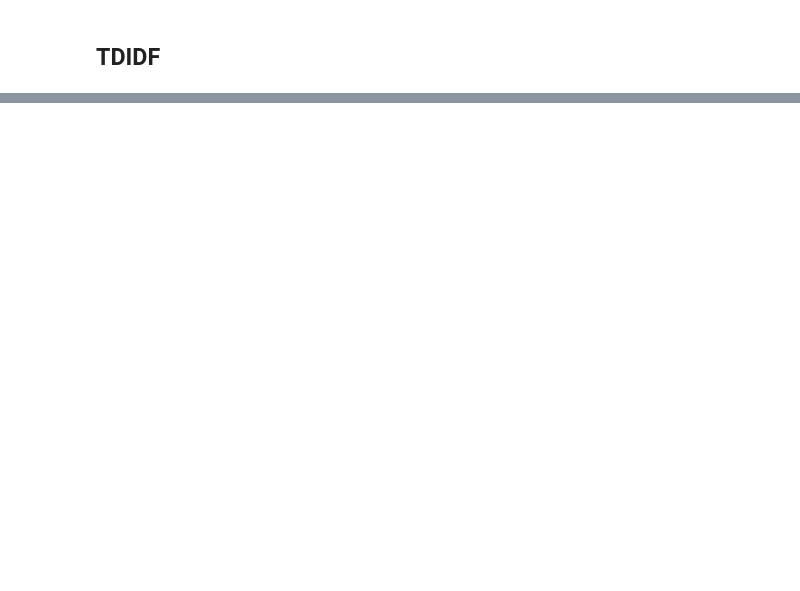
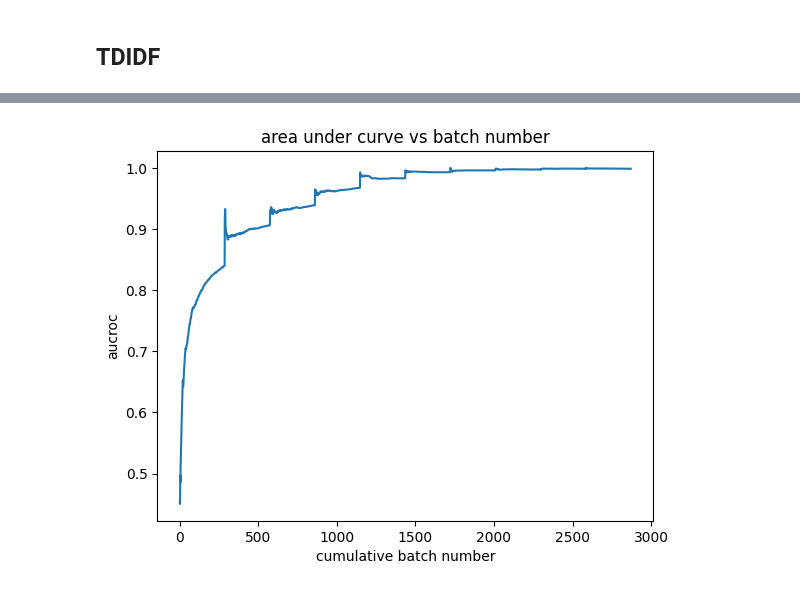
Before and after one commit to AlexMalakov/AIFinalProject, a Jupyter notebook: dataExploration.ipynb, the cells around one changed output, grey strips where cells are left out. Cells and saved outputs as stored; diff of their text form; code cells hidden in the pictures; blank space fills up the shorter version.

```diff
--- a/dataExploration.ipynb
+++ b/dataExploration.ipynb
@@ -227,0 +337,8 @@ The same observations as made for the 4 groups can be made when only splitting t
+# %%
+plt.plot(batchNum, auc)
+plt.xlabel('cumulative batch number')
+plt.ylabel('aucroc')
+plt.title('area under curve vs batch number')
+plt.show()
+# %% [output]
+[figure, added]
```
Also changed, not shown: parts of 15 cells of this notebook, 1 other file.
